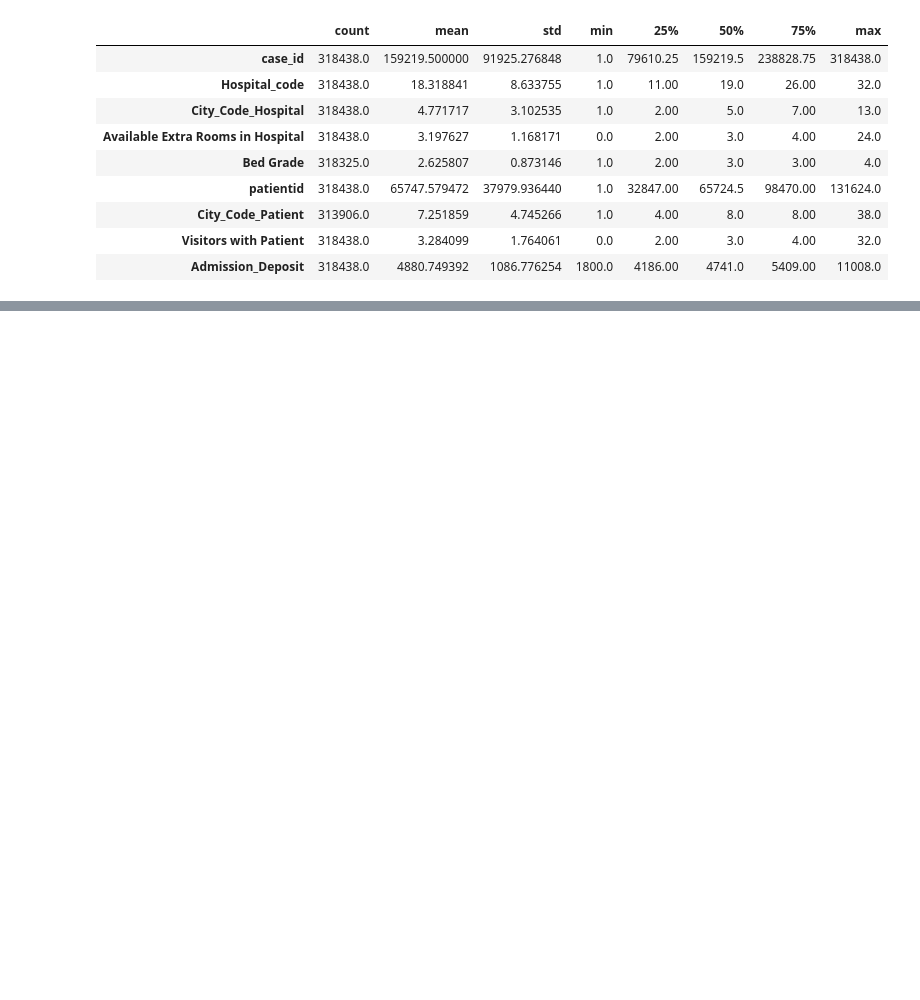
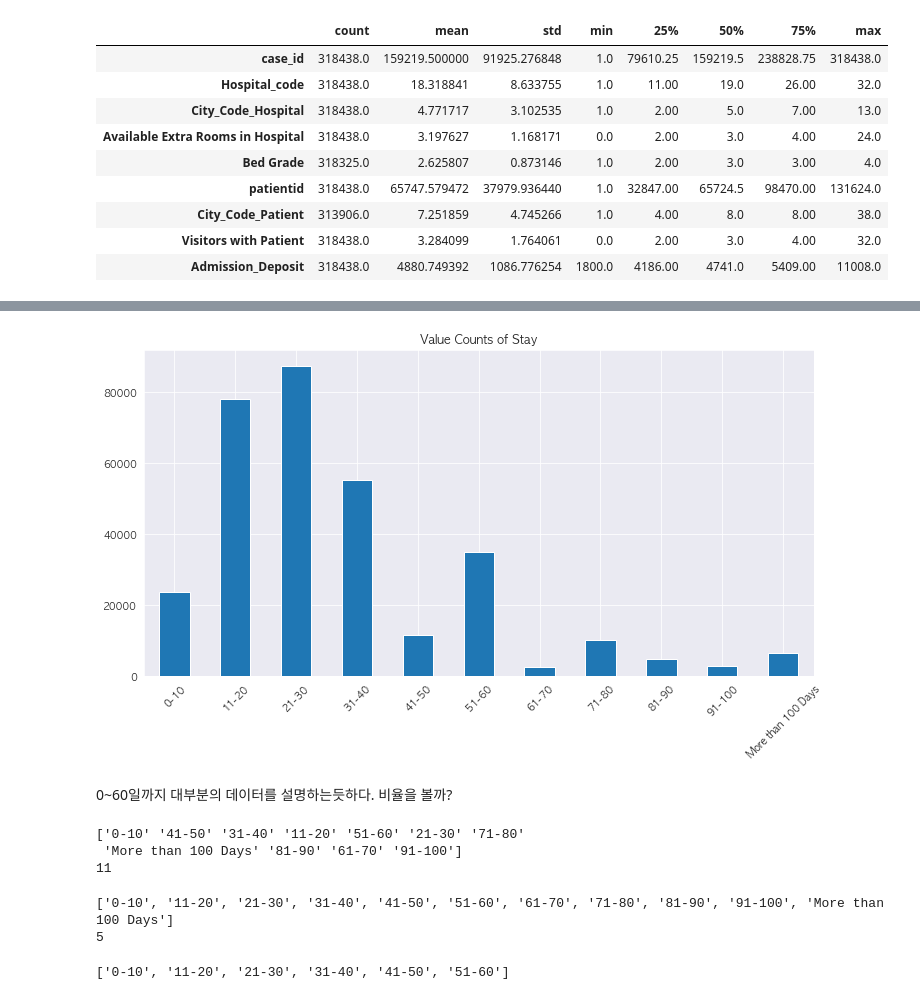
Before and after one commit to Rphabet/Imbalanced, a Jupyter notebook: EDA_and_class_definition.ipynb, the cells around one changed output, grey strips where cells are left out. Cells and saved outputs as stored; diff of their text form; code cells hidden in the pictures; blank space fills up the shorter version.

```diff
--- a/EDA_and_class_definition.ipynb
+++ b/EDA_and_class_definition.ipynb
@@ -69,0 +223,24 @@ df['Stay'].value_counts().plot(kind='bar', ax=axes[0])
+# %%
+value_counts_plot(df, 'Stay')
+# %% [output]
+[figure, added]
+# %% [markdown]
+0~60일까지 대부분의 데이터를 설명하는듯하다. 비율을 볼까?
+# %%
+print(df['Stay'].unique())
+print(len(df['Stay'].unique()))
+# %% [output]
+['0-10' '41-50' '31-40' '11-20' '51-60' '21-30' '71-80'
+ 'More than 100 Days' '81-90' '61-70' '91-100']
+11
+# %%
+idx_list = list(df['Stay'].value_counts().sort_index().index)
+print(idx_list)
+print(idx_list.index('51-60'))
+# %% [output]
+['0-10', '11-20', '21-30', '31-40', '41-50', '51-60', '61-70', '71-80', '81-90', '91-100', 'More than 100 Days']
+5
+# %%
+print(idx_list[:6])
+# %% [output]
+['0-10', '11-20', '21-30', '31-40', '41-50', '51-60']
```
Also changed, not shown: parts of 53 cells of this notebook.
